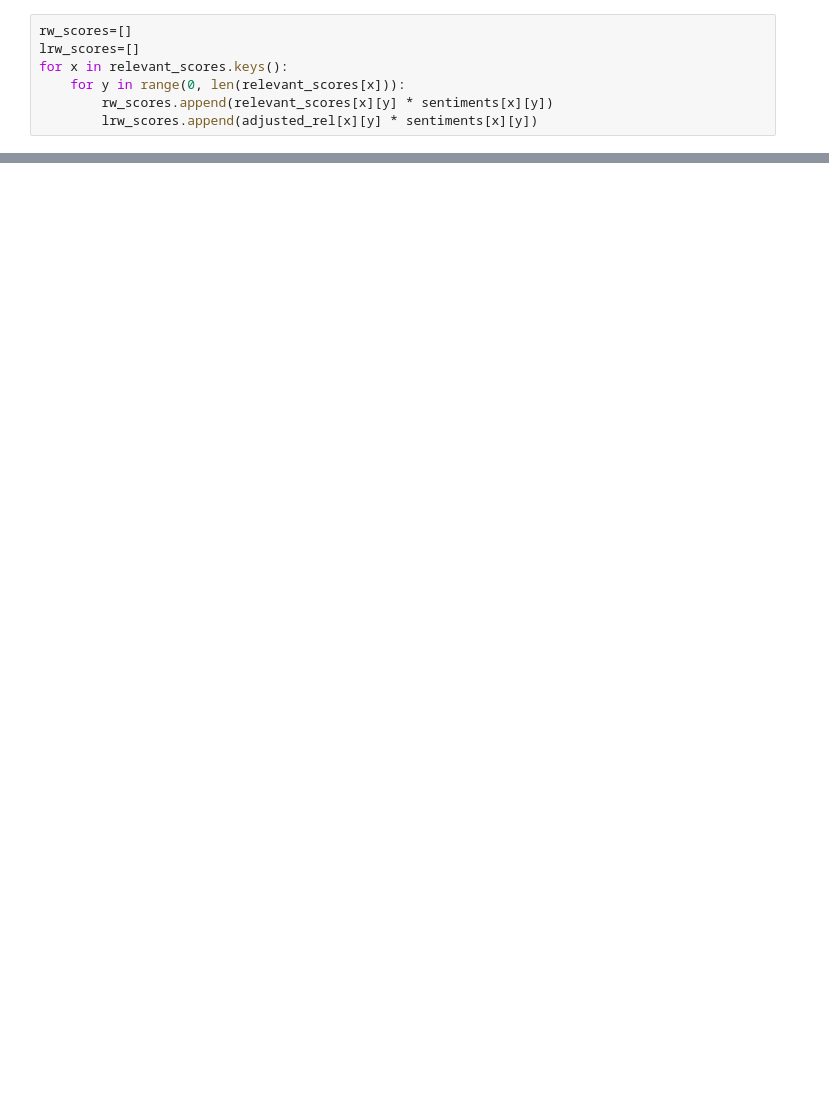
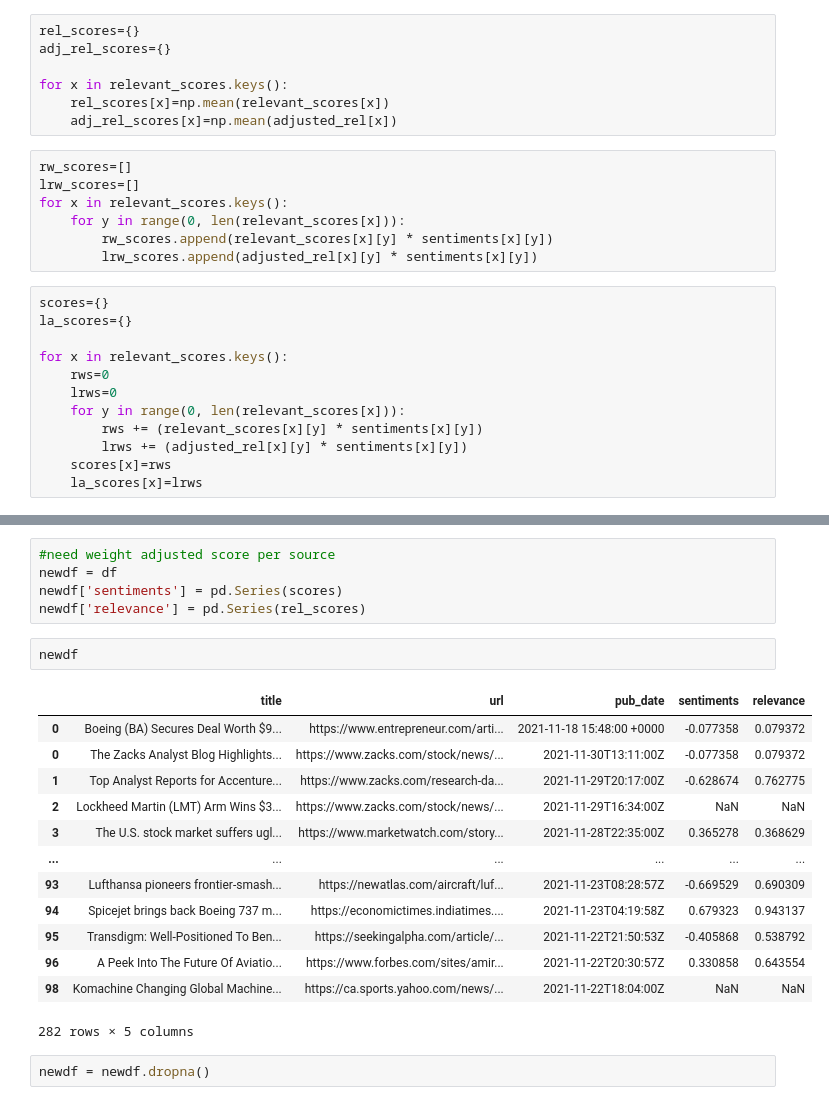
Before and after one commit to adp12/CourseProject, a Jupyter notebook: corpus_updated.ipynb, the cells around one changed output, grey strips where cells are left out. Drawn from its saved outputs; the diff is of its cells as text; blank space fills up the shorter version.

```diff
--- a/corpus_updated.ipynb
+++ b/corpus_updated.ipynb
@@ -586,6 +587,13 @@ for x in relevant_scores.keys():
     for y in range(0, len(relevant_scores[x])):
         l.append(relevant_scores[x][y] * len_weight[x][y])
     adjusted_rel[x]=l
+# %%
+rel_scores={}
+adj_rel_scores={}
+
+for x in relevant_scores.keys():
+    rel_scores[x]=np.mean(relevant_scores[x])
+    adj_rel_scores[x]=np.mean(adjusted_rel[x])
 # %%
 rw_scores=[]
 lrw_scores=[]
@@ -593,3 +601,15 @@ for x in relevant_scores.keys():
     for y in range(0, len(relevant_scores[x])):
         rw_scores.append(relevant_scores[x][y] * sentiments[x][y])
         lrw_scores.append(adjusted_rel[x][y] * sentiments[x][y])
+# %%
+scores={}
+la_scores={}
+
+for x in relevant_scores.keys():
+    rws=0
+    lrws=0
+    for y in range(0, len(relevant_scores[x])):
+        rws += (relevant_scores[x][y] * sentiments[x][y])
+        lrws += (adjusted_rel[x][y] * sentiments[x][y])
+    scores[x]=rws
+    la_scores[x]=lrws
@@ -601,0 +637,23 @@ Average Length adjusted Relevance weighted sentiment: -0.1218
+# %%
+#need weight adjusted score per source
+newdf = df
+newdf['sentiments'] = pd.Series(scores)
+newdf['relevance'] = pd.Series(rel_scores)
+# %%
+newdf
+# %% [output]
+|  | title | url | pub_date | sentiments | relevance |
+| 0 | Boeing (BA) Secures Deal Worth $9... | https://www.entrepreneur.com/arti... | 2021-11-18 15:48:00 +0000 | -0.077358 | 0.079372 |
+| 0 | The Zacks Analyst Blog Highlights... | https://www.zacks.com/stock/news/... | 2021-11-30T13:11:00Z | -0.077358 | 0.079372 |
+| 1 | Top Analyst Reports for Accenture... | https://www.zacks.com/research-da... | 2021-11-29T20:17:00Z | -0.628674 | 0.762775 |
+| 2 | Lockheed Martin (LMT) Arm Wins $3... | https://www.zacks.com/stock/news/... | 2021-11-29T16:34:00Z | NaN | NaN |
+| 3 | The U.S. stock market suffers ugl... | https://www.marketwatch.com/story... | 2021-11-28T22:35:00Z | 0.365278 | 0.368629 |
+| ... | ... | ... | ... | ... | ... |
+| 93 | Lufthansa pioneers frontier-smash... | https://newatlas.com/aircraft/luf... | 2021-11-23T08:28:57Z | -0.669529 | 0.690309 |
+| 94 | Spicejet brings back Boeing 737 m... | https://economictimes.indiatimes.... | 2021-11-23T04:19:58Z | 0.679323 | 0.943137 |
+| 95 | Transdigm: Well-Positioned To Ben... | https://seekingalpha.com/article/... | 2021-11-22T21:50:53Z | -0.405868 | 0.538792 |
+| 96 | A Peek Into The Future Of Aviatio... | https://www.forbes.com/sites/amir... | 2021-11-22T20:30:57Z | 0.330858 | 0.643554 |
+| 98 | Komachine Changing Global Machine... | https://ca.sports.yahoo.com/news/... | 2021-11-22T18:04:00Z | NaN | NaN |
+282 rows × 5 columns
+# %%
+newdf = newdf.dropna()
```
Also changed, not shown: parts of 28 cells of this notebook.
